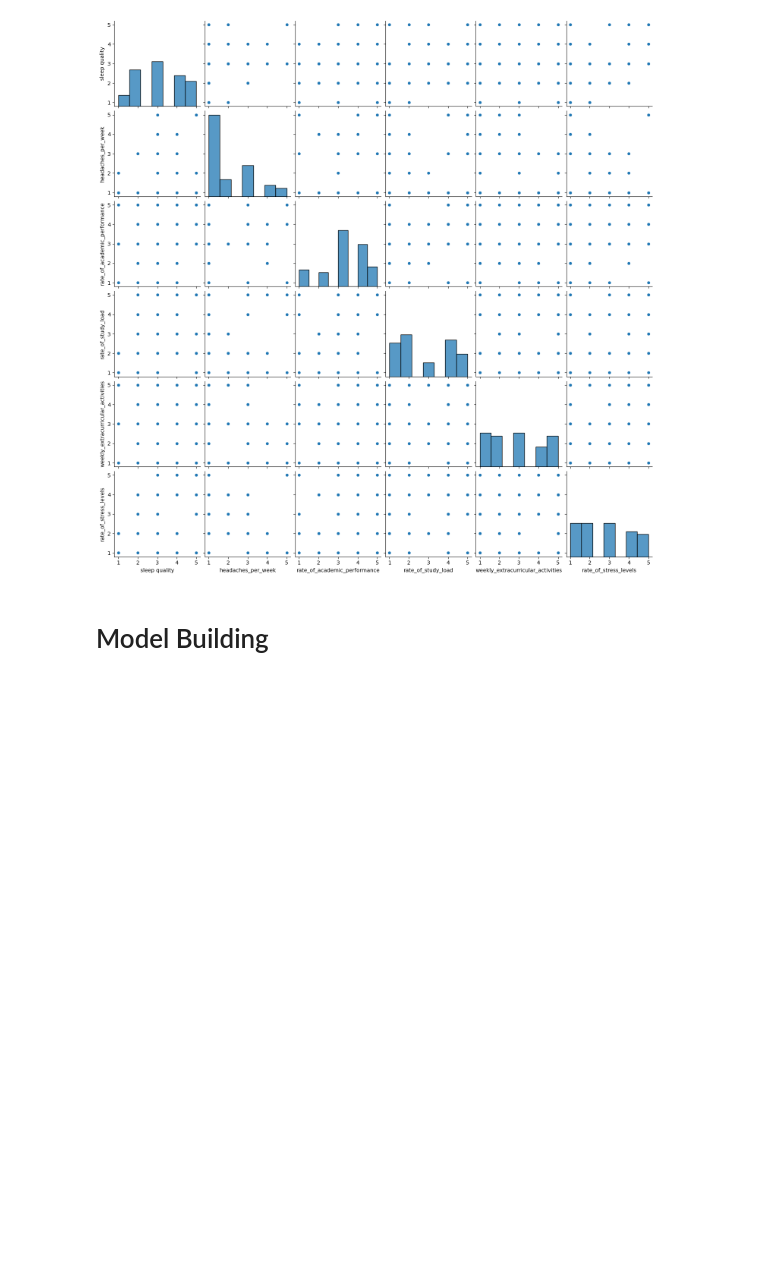
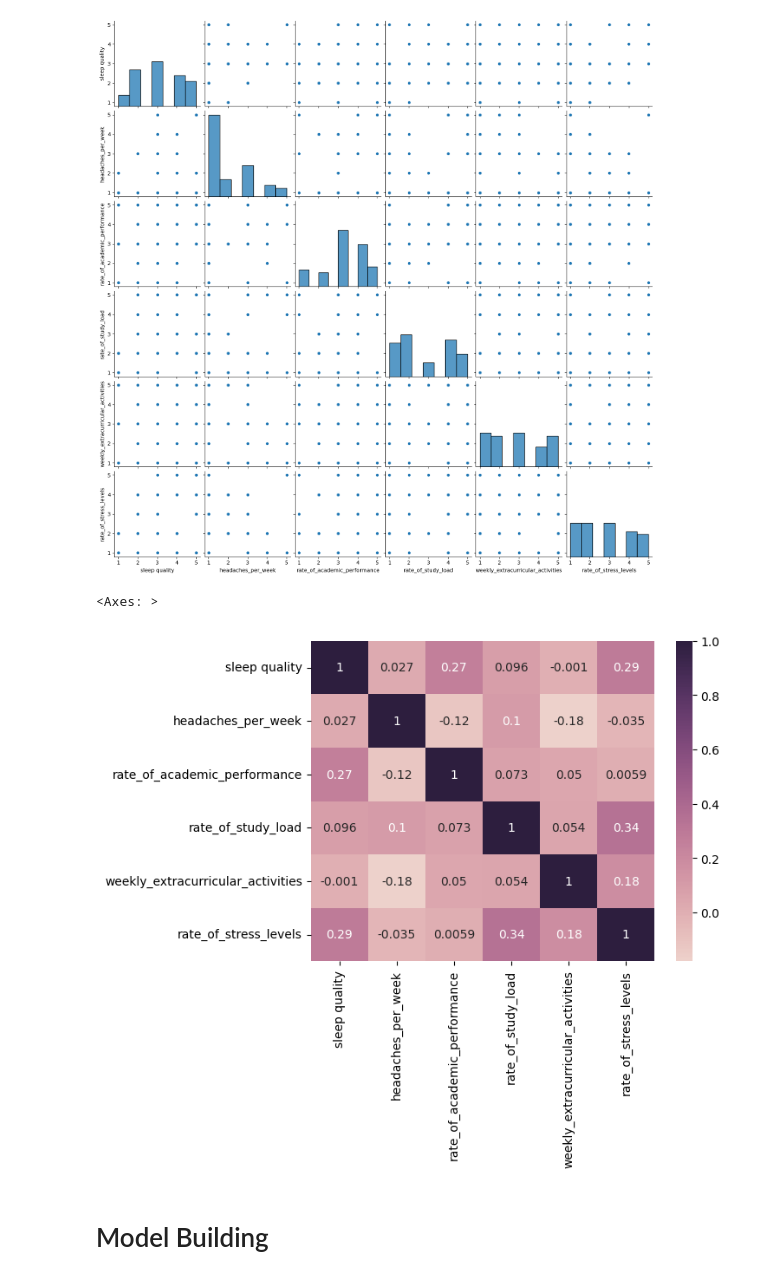
Before and after one commit to Odeyiany2/Student-Stress-Factor-ML, a Jupyter notebook: Student Stress Factor.ipynb, the cells around one changed output. Cells and saved outputs as stored; diff of their text form; code cells hidden in the pictures; blank space fills up the shorter version.

```diff
--- a/Student Stress Factor.ipynb
+++ b/Student Stress Factor.ipynb
@@ -206,5 +212,10 @@ plt.title("Relationship between Study Load and Academic Performance");
 sns.pairplot(df);
 # %% [output]
 [figure]
+# %%
+sns.heatmap(df.corr(),annot = True, cmap=sns.cubehelix_palette(as_cmap=True));
+# %% [output]
+<Axes: >
+[figure, added]
 # %% [markdown]
 # Model Building
```
Also changed, not shown: parts of 8 cells of this notebook.
